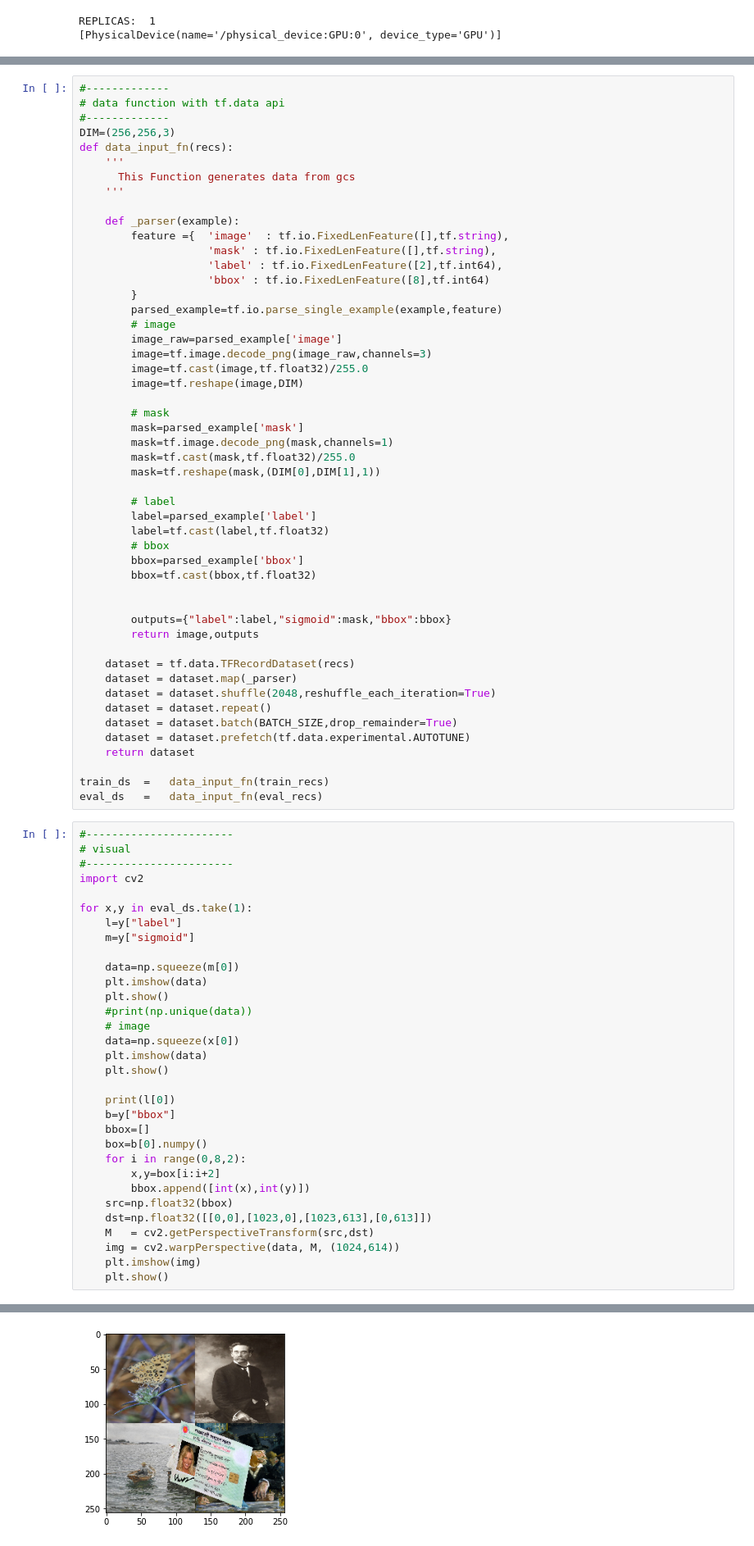
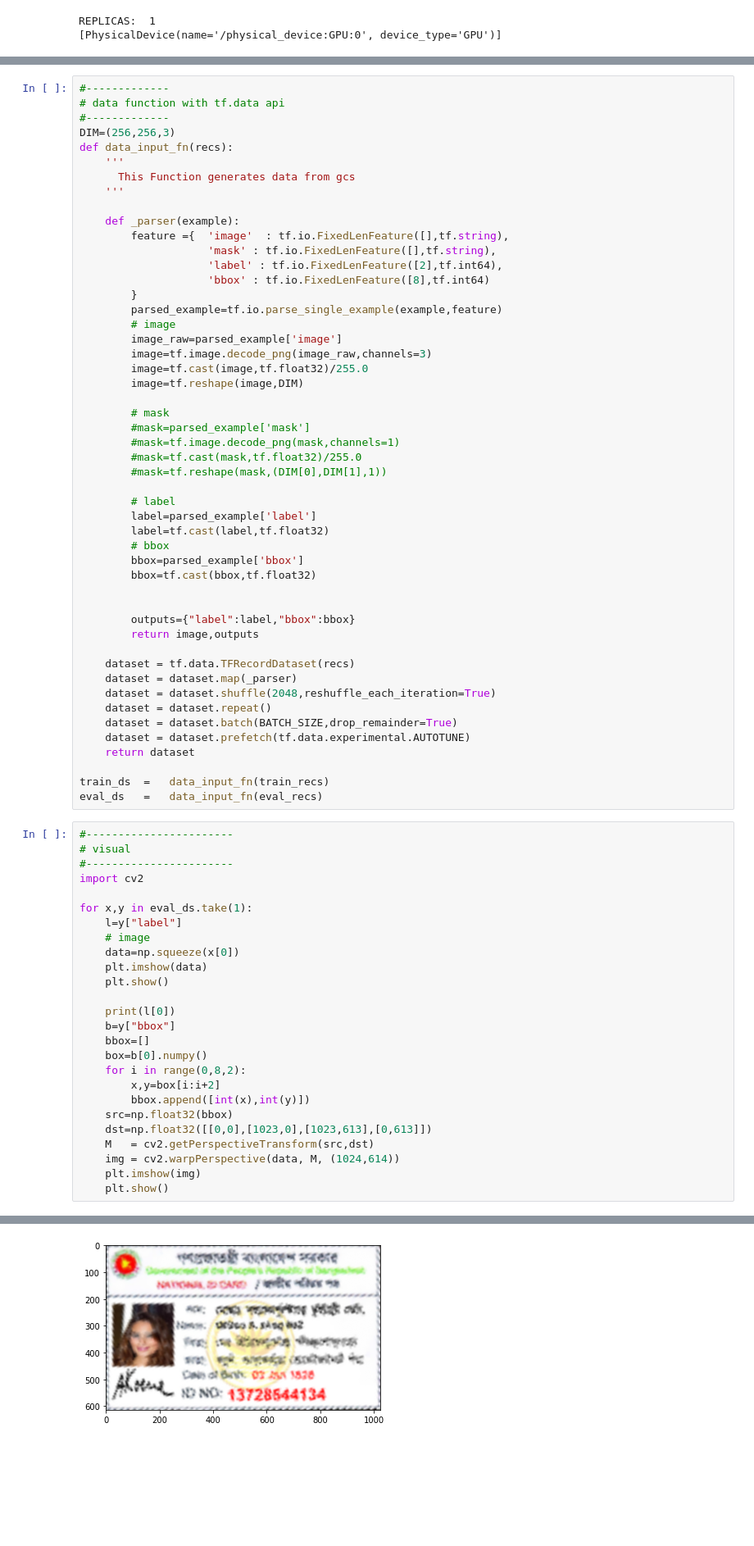
Before and after one commit to mnansary/apsis-nid-ocr, a Jupyter notebook: training/segment.ipynb, the cells around one changed output, grey strips where cells are left out. Shown at 82% size. Saved outputs shown, nothing was run; the diff lists cells and outputs as text; blank space fills up the shorter version.

```diff
--- a/training/segment.ipynb
+++ b/training/segment.ipynb
@@ -110,10 +110,10 @@ def data_input_fn(recs):
         image=tf.reshape(image,DIM)
 
         # mask
-        mask=parsed_example['mask']
-        mask=tf.image.decode_png(mask,channels=1)
-        mask=tf.cast(mask,tf.float32)/255.0
-        mask=tf.reshape(mask,(DIM[0],DIM[1],1))
+        #mask=parsed_example['mask']
+        #mask=tf.image.decode_png(mask,channels=1)
+        #mask=tf.cast(mask,tf.float32)/255.0
+        #mask=tf.reshape(mask,(DIM[0],DIM[1],1))
 
         # label
         label=parsed_example['label']
@@ -123,7 +123,7 @@ def data_input_fn(recs):
         bbox=tf.cast(bbox,tf.float32)
 
 
-        outputs={"label":label,"sigmoid":mask,"bbox":bbox}
+        outputs={"label":label,"bbox":bbox}
         return image,outputs
 
     dataset = tf.data.TFRecordDataset(recs)
@@ -144,12 +144,6 @@ import cv2
 
 for x,y in eval_ds.take(1):
     l=y["label"]
-    m=y["sigmoid"]
-
-    data=np.squeeze(m[0])
-    plt.imshow(data)
-    plt.show()
-    #print(np.unique(data))
     # image
     data=np.squeeze(x[0])
     plt.imshow(data)
@@ -173 +168 @@ for x,y in eval_ds.take(1):
-[figure, old version]
+[figure, new version]
```
Also changed, not shown: parts of 6 cells of this notebook, 1 other file.
